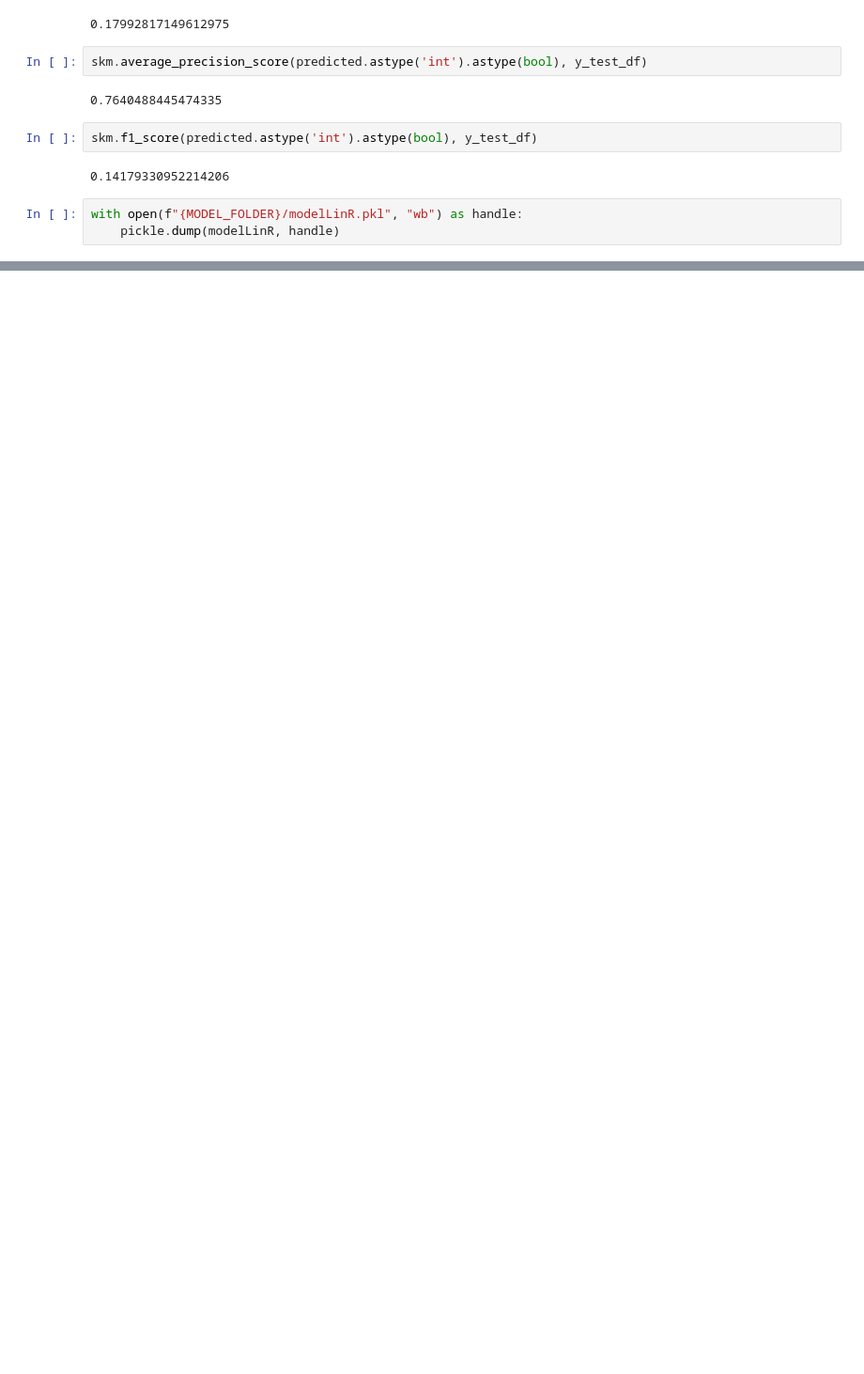
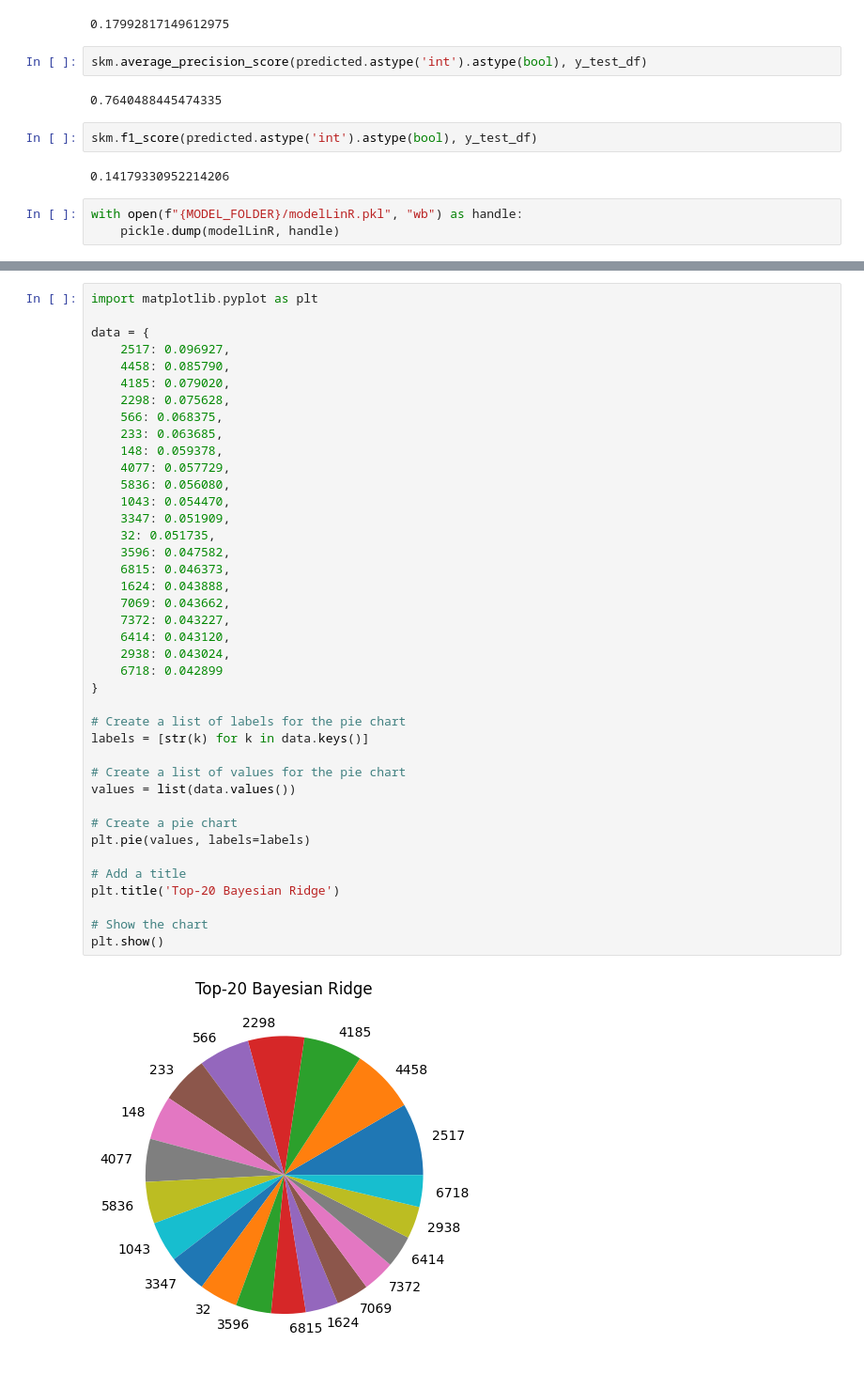
Before and after one commit to 1wannabebetter1/KMA_Alarm_ML_team_3, a Jupyter notebook: trainingModel.ipynb, the cells around one changed output, grey strips where cells are left out. Shown at 94% size. Saved outputs shown, nothing was run; the diff lists cells and outputs as text; blank space fills up the shorter version.

```diff
--- a/trainingModel.ipynb
+++ b/trainingModel.ipynb
@@ -464,0 +567,42 @@ with open(f"{MODEL_FOLDER}/modelLinR.pkl", "wb") as handle:
+# %%
+import matplotlib.pyplot as plt
+
+data = {
+    2517: 0.096927,
+    4458: 0.085790,
+    4185: 0.079020,
+    2298: 0.075628,
+    566: 0.068375,
+    233: 0.063685,
+    148: 0.059378,
+    4077: 0.057729,
+    5836: 0.056080,
+    1043: 0.054470,
+    3347: 0.051909,
+    32: 0.051735,
+    3596: 0.047582,
+    6815: 0.046373,
+    1624: 0.043888,
+    7069: 0.043662,
+    7372: 0.043227,
+    6414: 0.043120,
+    2938: 0.043024,
+    6718: 0.042899
+}
+
+# Create a list of labels for the pie chart
+labels = [str(k) for k in data.keys()]
+
+# Create a list of values for the pie chart
+values = list(data.values())
+
+# Create a pie chart
+plt.pie(values, labels=labels)
+
+# Add a title
+plt.title('Top-20 Bayesian Ridge')
+
+# Show the chart
+plt.show()
+# %% [output]
+[figure, added]
```
Also changed, not shown: parts of 14 cells of this notebook.
